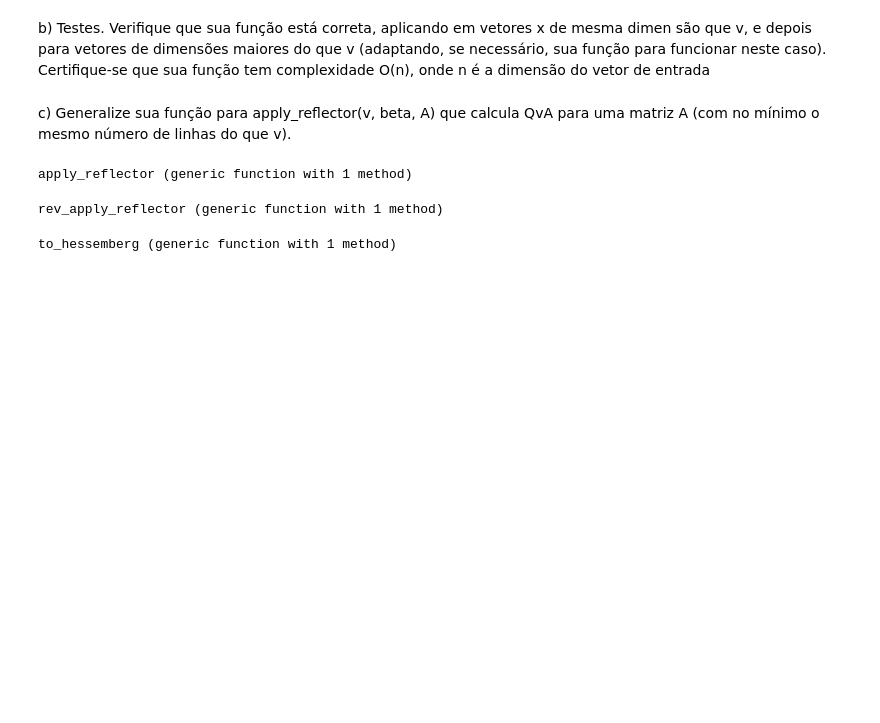
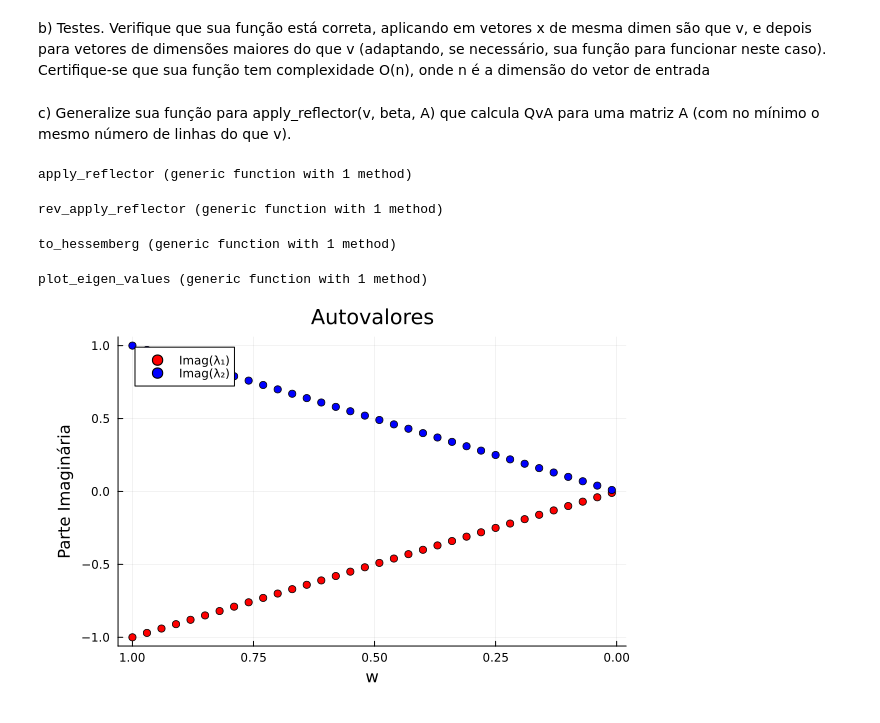
Before and after one commit to davi-dressler/householder_reflectors, a Jupyter notebook: projeto_4.ipynb, the cells around one changed output. Saved outputs shown, nothing was run; the diff lists cells and outputs as text; code cells hidden in the pictures; blank space fills up the shorter version.

```diff
--- a/projeto_4.ipynb
+++ b/projeto_4.ipynb
@@ -166,3 +190,69 @@ function to_hessemberg(A; return_Q = false)
 end
 # %% [output]
 to_hessemberg (generic function with 1 method)
+# %%
+function plot_eigen_values(w_max; ascending= true, imag_only= false)
+
+    if ascending
+        range = 0.0:0.03:w_max
+    else
+        range = w_max:-0.03:0.0
+    end
+
+    if imag_only
+        im_lambda1 = Float64[]
+        im_lambda2 = Float64[]
+
+        for w in range
+            A = [0.0 1.0; -w^2 0.0]
+
+            eigen_A = eigen(A)
+
+            push!(im_lambda1, imag(eigen_A.values[1]))
+            push!(im_lambda2, imag(eigen_A.values[2]))
+        end
+
+        p1 = scatter(range, im_lambda1, label="Imag(λ₁)", linewidth=2, color=:red, title="Autovalores", xlabel="w", ylabel="Parte Imaginária")
+        scatter!(p1, range, im_lambda2, label="Imag(λ₂)", linewidth=2, color=:blue)
+
+        if ascending
+            display(scatter(p1, size=(600, 400)))
+        else
+            display(scatter(p1, size=(600, 400), x_flip= true))
+        end
+
+    else
+        real_lambda1 = Float64[]
+        real_lambda2 = Float64[]
+        im_lambda1 = Float64[]
+        im_lambda2 = Float64[]
+
+        for w in range
+            A = [0.0 1.0; -w^2 0.0]
+
+            eigen_A = eigen(A)
+
+            push!(real_lambda1, real(eigen_A.values[1]))
+            push!(real_lambda2, real(eigen_A.values[2]))
+            push!(im_lambda1, imag(eigen_A.values[1]))
+            push!(im_lambda2, imag(eigen_A.values[2]))
+        end
+
+        p1 = scatter(real_lambda1, im_lambda1, label="(λ₁)", linewidth=2, color=:red, title="Autovalores", xlabel="w", ylabel="Parte Imaginária")
+        scatter!(p1, real_lambda2, im_lambda2, label="(λ₂)", linewidth=2, color=:blue)
+
+        if ascending
+            display(scatter(p1, size=(600, 400)))
+        else
+            display(scatter(p1, size=(600, 400), x_flip= true))
+        end
+    end
+
+
+end
+# %% [output]
+plot_eigen_values (generic function with 1 method)
+# %%
+plot_eigen_values(1; ascending= false, imag_only= true)
+# %% [output]
+[figure, added]
```
Also changed, not shown: parts of 3 cells of this notebook, 2 other files.
